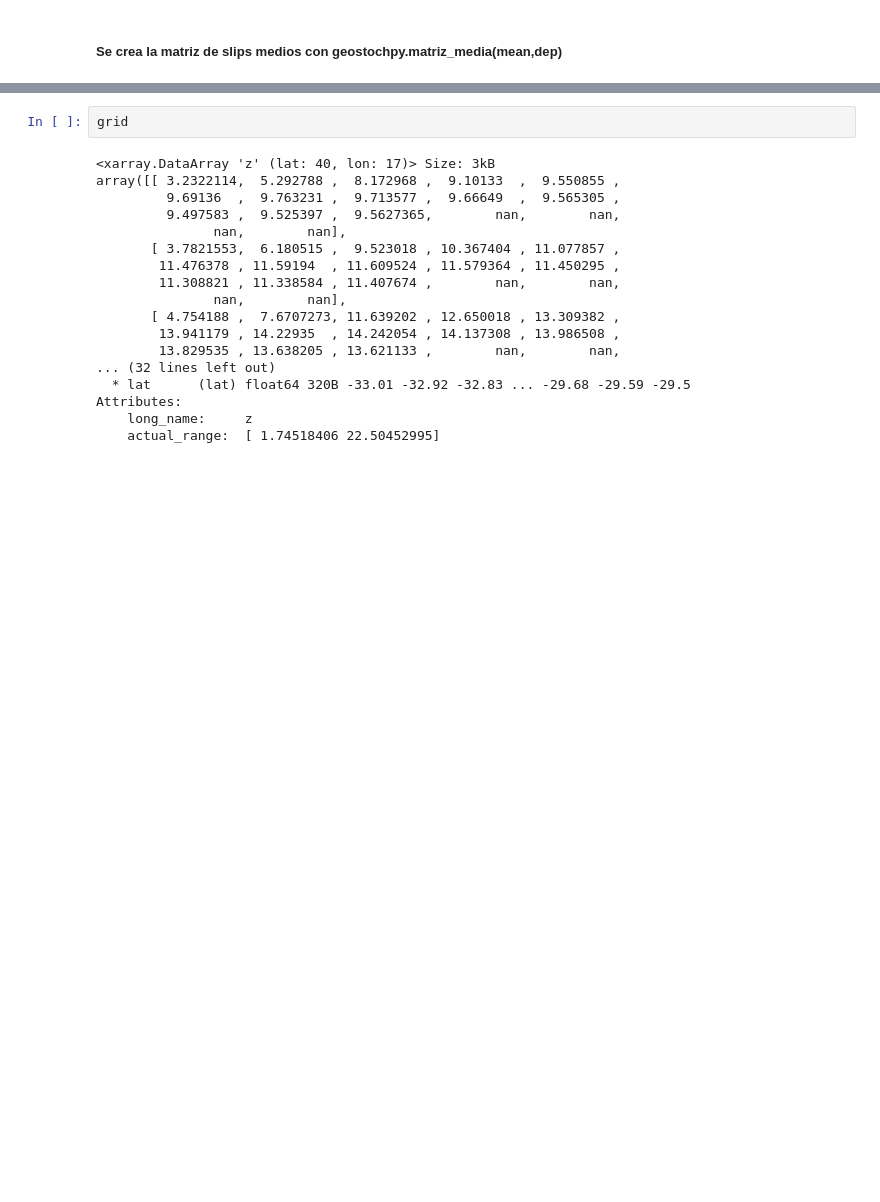
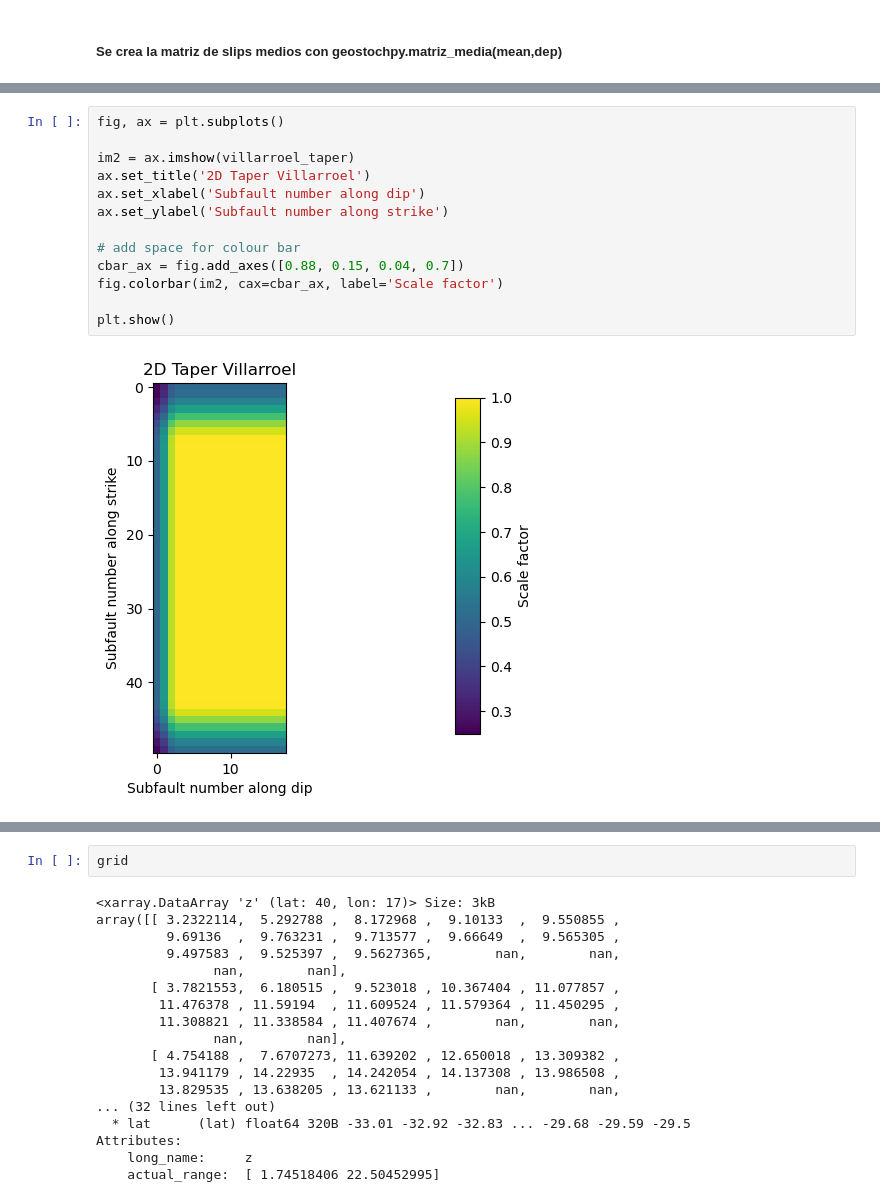
Before and after one commit to alexvillarroel/StochasticSlipGenerator, a Jupyter notebook: util_functions/notebooks/Case2D-Karhunen-Loeve.ipynb, the cells around one changed output, grey strips where cells are left out. Saved outputs shown, nothing was run; the diff lists cells and outputs as text; blank space fills up the shorter version.

```diff
--- a/util_functions/notebooks/Case2D-Karhunen-Loeve.ipynb
+++ b/util_functions/notebooks/Case2D-Karhunen-Loeve.ipynb
@@ -129,0 +122,15 @@ fig.show()
+# %%
+fig, ax = plt.subplots()
+
+im2 = ax.imshow(villarroel_taper)
+ax.set_title('2D Taper Villarroel')
+ax.set_xlabel('Subfault number along dip')
+ax.set_ylabel('Subfault number along strike')
+
+# add space for colour bar
+cbar_ax = fig.add_axes([0.88, 0.15, 0.04, 0.7])
+fig.colorbar(im2, cax=cbar_ax, label='Scale factor')
+
+plt.show()
+# %% [output]
+[figure, added]
```
Also changed, not shown: parts of 7 cells of this notebook, 29 other files.
